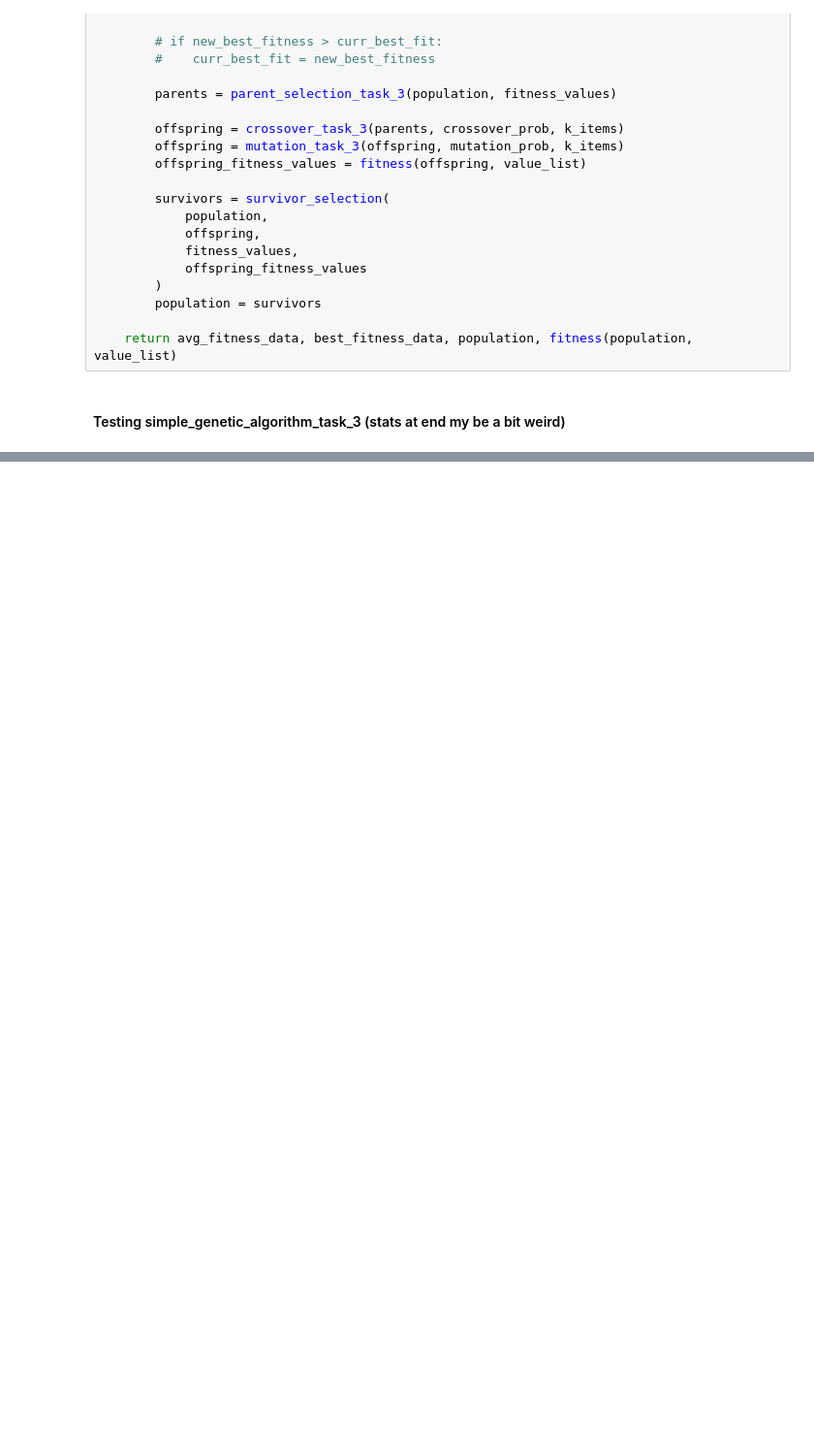
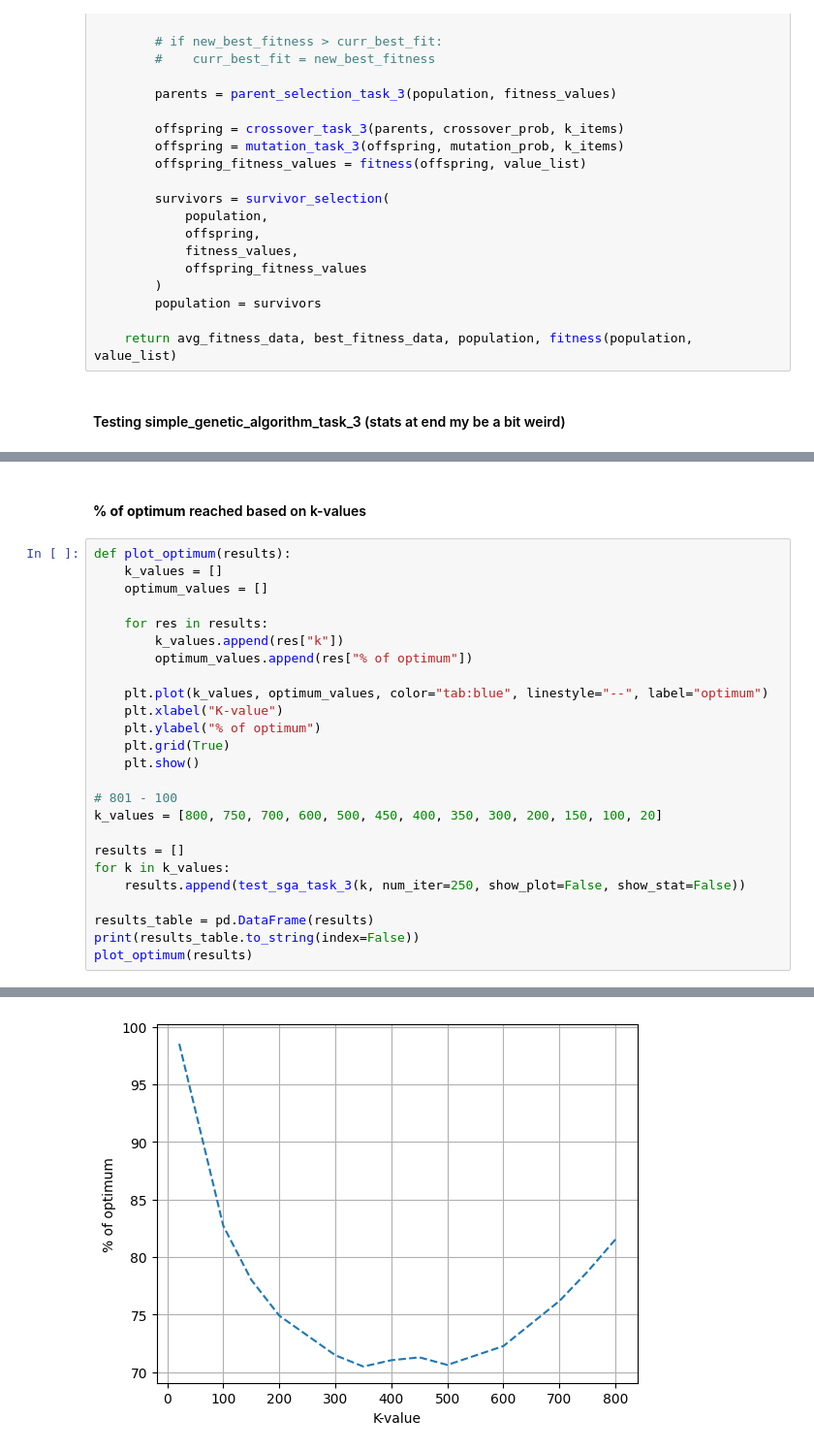
Before and after one commit to kormakursnorra/MachineLearningRepo, a Jupyter notebook: Project2/src/task3.ipynb, the cells around one changed output, grey strips where cells are left out. Shown at 97% size. Cells and saved outputs as stored; diff of their text form; blank space fills up the shorter version.

Commit message:
most of task 3 is done

```diff
--- a/Project2/src/task3.ipynb
+++ b/Project2/src/task3.ipynb
@@ -683,0 +694,28 @@ All individuals have exactly k items: True
+# %% [markdown]
+#### **% of optimum** reached based on k-values
+# %%
+def plot_optimum(results):
+    k_values = []
+    optimum_values = []
+
+    for res in results:
+        k_values.append(res["k"])
+        optimum_values.append(res["% of optimum"])
+
+    plt.plot(k_values, optimum_values, color="tab:blue", linestyle="--", label="optimum")
+    plt.xlabel("K-value")
+    plt.ylabel("% of optimum")
+    plt.grid(True)
+    plt.show()
+
+# 801 - 100
+k_values = [800, 750, 700, 600, 500, 450, 400, 350, 300, 200, 150, 100, 20]
+
+results = []
+for k in k_values:
+    results.append(test_sga_task_3(k, num_iter=250, show_plot=False, show_stat=False))
+
+results_table = pd.DataFrame(results)
+print(results_table.to_string(index=False))
+plot_optimum(results)
+# %% [output]
@@ -684 +736,2 @@ All individuals have exactly k items: True
+[figure, added]
 # %% [markdown]
```
Also changed, not shown: parts of 29 cells of this notebook, 2 other files.
